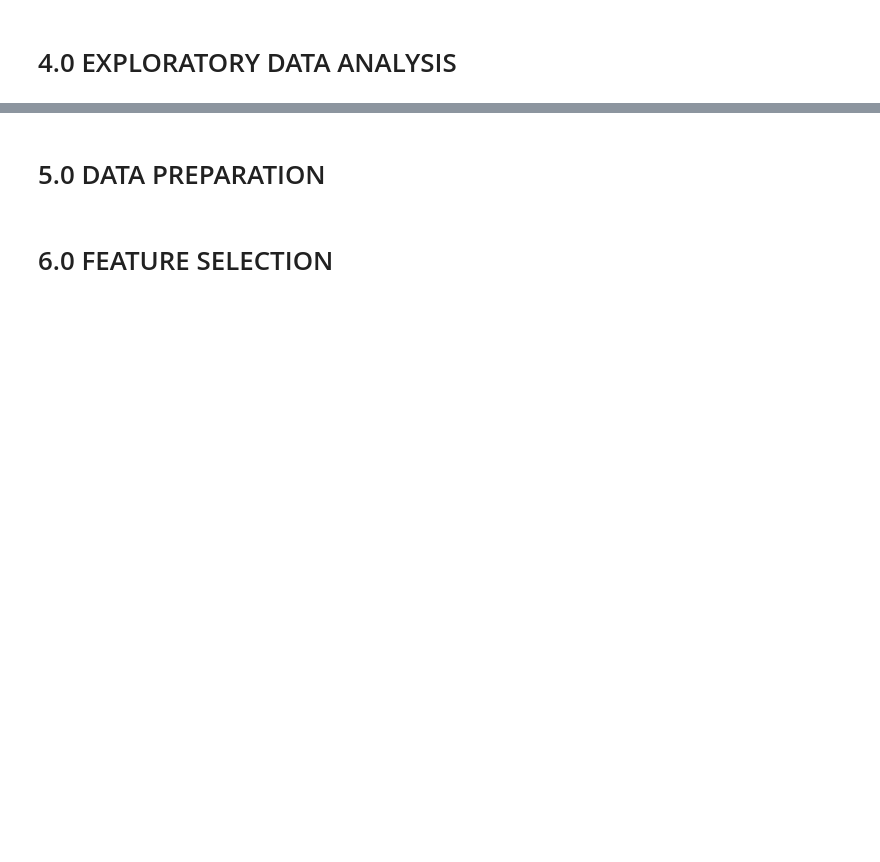
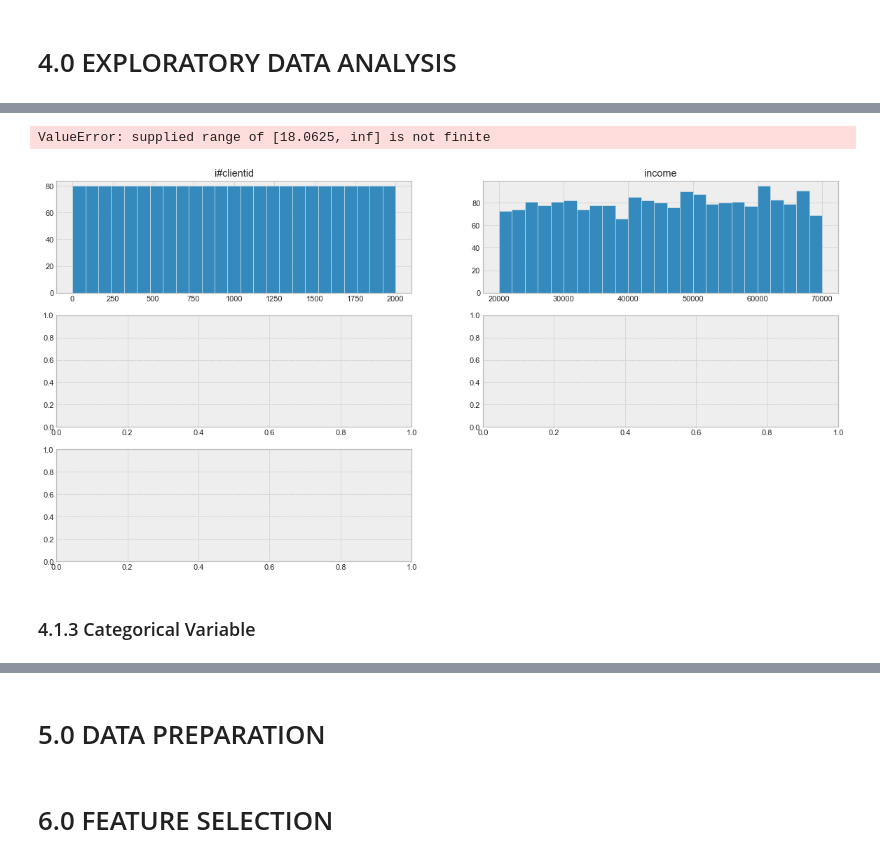
Before and after one commit to fabyosr/CreditAnalysis, a Jupyter notebook: CreditAnalysis.ipynb, the cells around one changed output, grey strips where cells are left out. Cells and saved outputs as stored; diff of their text form; code cells hidden in the pictures; blank space fills up the shorter version.

```diff
--- a/CreditAnalysis.ipynb
+++ b/CreditAnalysis.ipynb
@@ -322,0 +368,7 @@ df2['loan_type'] = df2['loan'].apply(lambda x: 'low' if x<=2000 else 'median' if
+# %%
+num_attributes.hist(bins=25);
+# %% [output]
+ValueError: supplied range of [18.0625, inf] is not finite
+[figure, added]
+# %% [markdown]
+### 4.1.3 Categorical Variable
```
Also changed, not shown: parts of 56 cells of this notebook.
